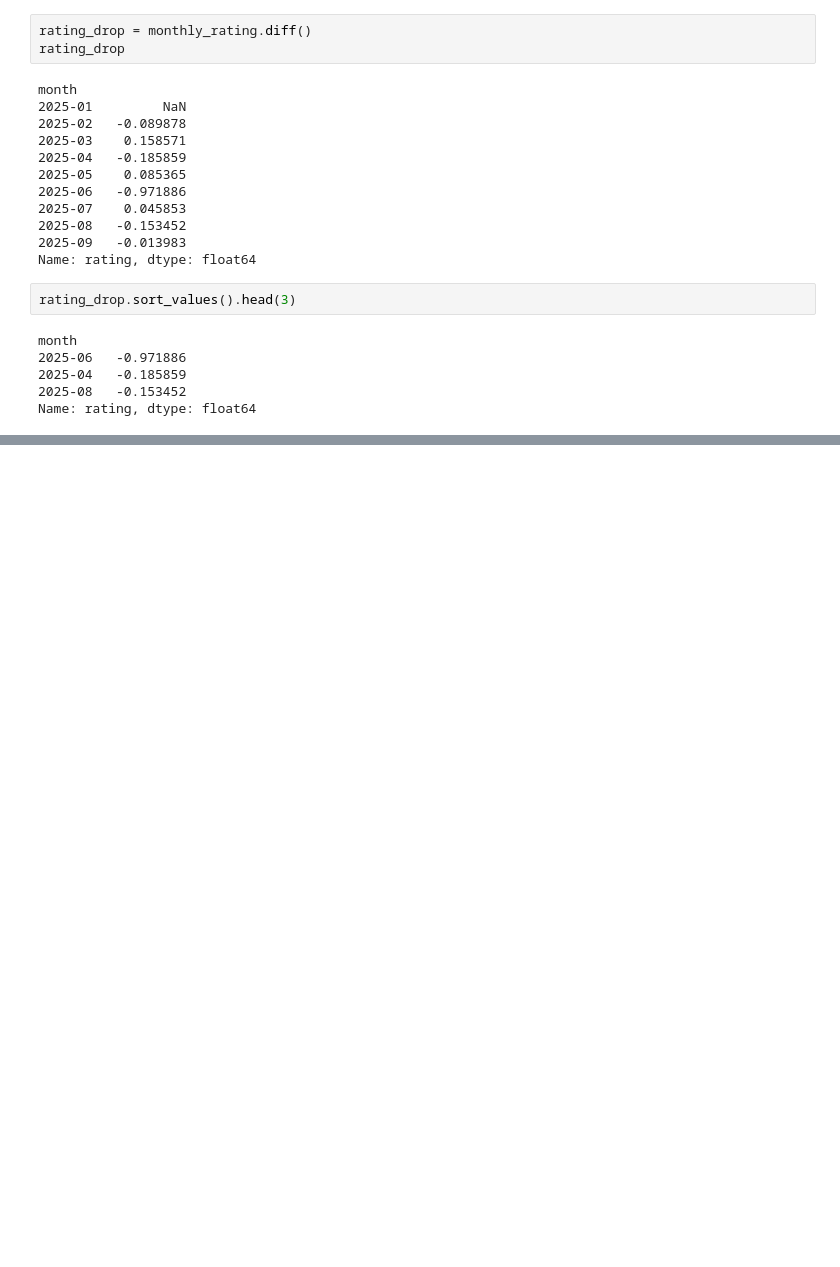
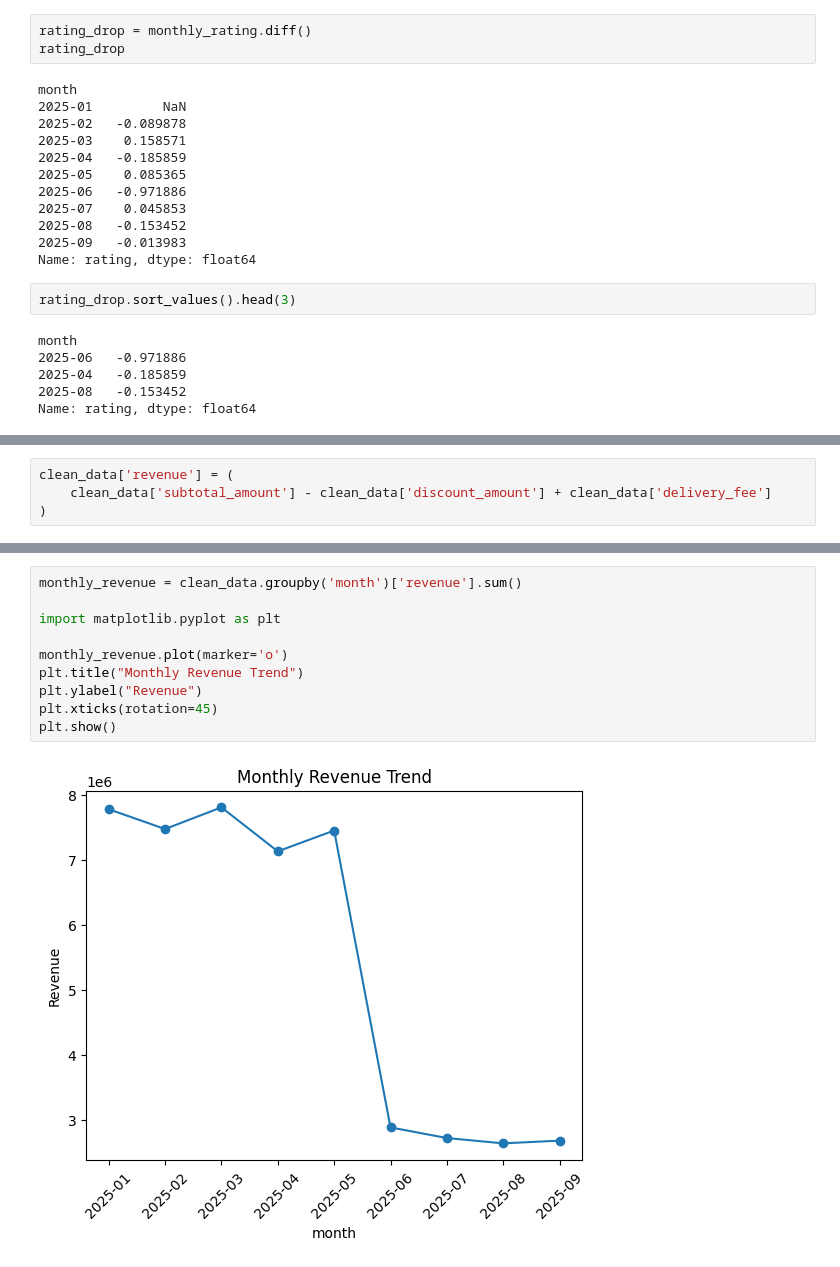
Before and after one commit to vandanvlog/FoodDelivery-Crisis-Analysis, a Jupyter notebook: research/data_cleaning.ipynb, the cells around one changed output, grey strips where cells are left out. Saved outputs shown, nothing was run; the diff lists cells and outputs as text; blank space fills up the shorter version.

```diff
--- a/research/data_cleaning.ipynb
+++ b/research/data_cleaning.ipynb
@@ -641,0 +746,4 @@ Name: rating, dtype: float64
+# %%
+clean_data['revenue'] = (
+    clean_data['subtotal_amount'] - clean_data['discount_amount'] + clean_data['delivery_fee']
+)
@@ -641,0 +765,12 @@ Name: rating, dtype: float64
+# %%
+monthly_revenue = clean_data.groupby('month')['revenue'].sum()
+
+import matplotlib.pyplot as plt
+
+monthly_revenue.plot(marker='o')
+plt.title("Monthly Revenue Trend")
+plt.ylabel("Revenue")
+plt.xticks(rotation=45)
+plt.show()
+# %% [output]
+[figure, added]
```
Also changed, not shown: parts of 75 cells of this notebook.
